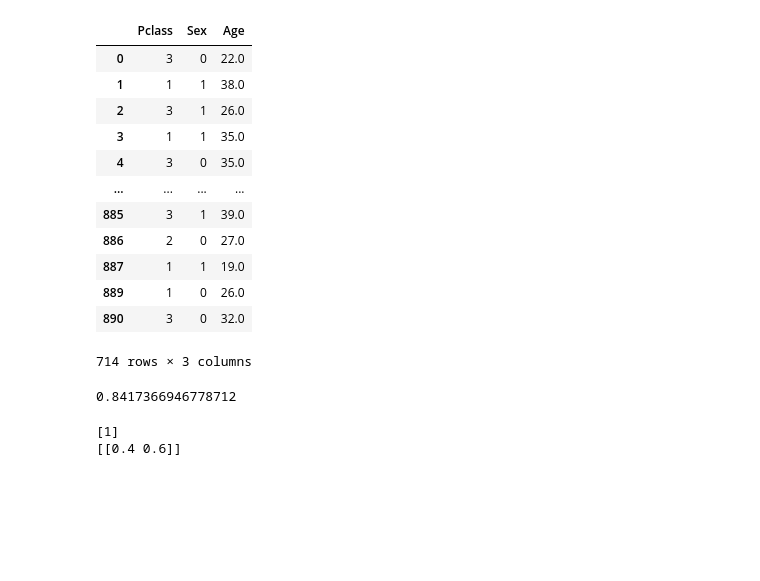
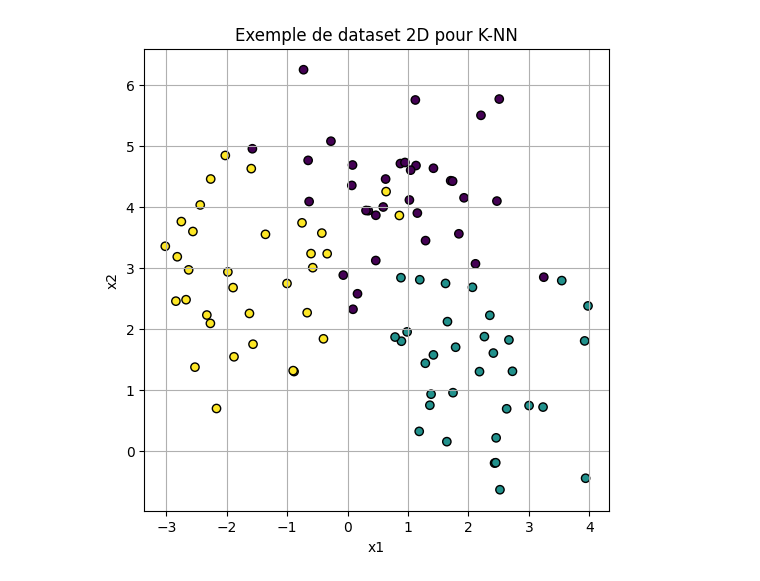
Before and after one commit to LeTibs/trainModel, a Jupyter notebook: notebook/classification/KNN.ipynb, the cells around one changed output. Saved outputs shown, nothing was run; the diff lists cells and outputs as text; code cells hidden in the pictures; blank space fills up the shorter version.

```diff
--- a/notebook/classification/KNN.ipynb
+++ b/notebook/classification/KNN.ipynb
@@ -28,21 +0,0 @@ X= df.drop('Survived', axis=1)
-# %%
-X
-# %% [output]
-|  | Pclass | Sex | Age |
-| 0 | 3 | 0 | 22.0 |
-| 1 | 1 | 1 | 38.0 |
-| 2 | 3 | 1 | 26.0 |
-| 3 | 1 | 1 | 35.0 |
-| 4 | 3 | 0 | 35.0 |
-| ... | ... | ... | ... |
-| 885 | 3 | 1 | 39.0 |
-| 886 | 2 | 0 | 27.0 |
-| 887 | 1 | 1 | 19.0 |
-| 889 | 1 | 0 | 26.0 |
-| 890 | 3 | 0 | 32.0 |
-714 rows × 3 columns
-# %%
-model.fit(X, y)
-model.score(X,y)
-# %% [output]
-0.8417366946778712
@@ -54,5 +1,18 @@ def survie(model, Pclass=1, Sex=0, Age=23.0):
-# %%
-survie(model)
-# %% [output]
-[1]
-[[0.4 0.6]]
+# %%
+import numpy as np
+import matplotlib.pyplot as plt
+from sklearn.datasets import make_blobs
+
+
+X, y = make_blobs(n_samples=100, centers=3, random_state=0, cluster_std=1.0)
+
+# Visualisation
+plt.figure(figsize=(6, 6))
+plt.scatter(X[:, 0], X[:, 1], c=y, cmap='viridis', edgecolor='k')
+plt.title("Exemple de dataset 2D pour K-NN")
+plt.xlabel("x1")
+plt.ylabel("x2")
+plt.grid(True)
+plt.show()
+# %% [output]
+[figure, added]
```
Also changed, not shown: parts of 13 cells of this notebook, 12 other files.
